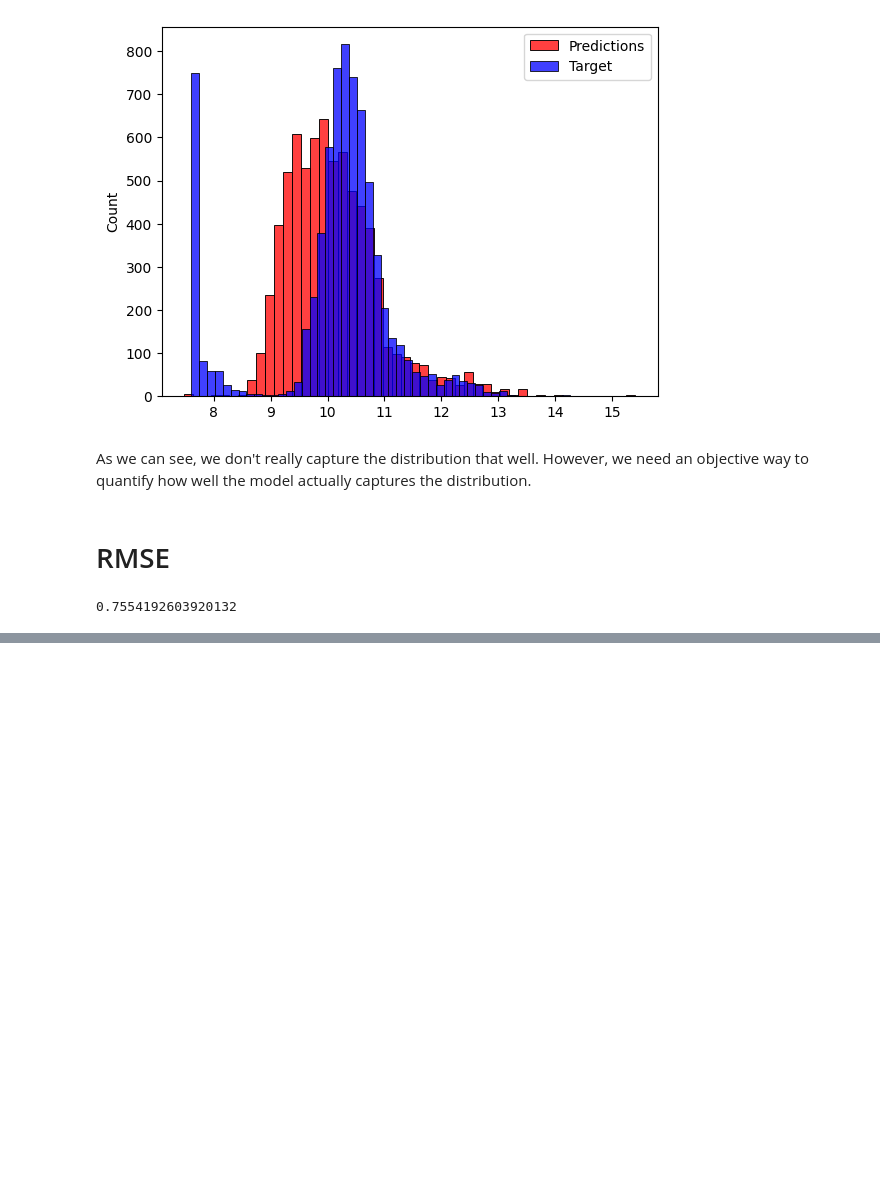
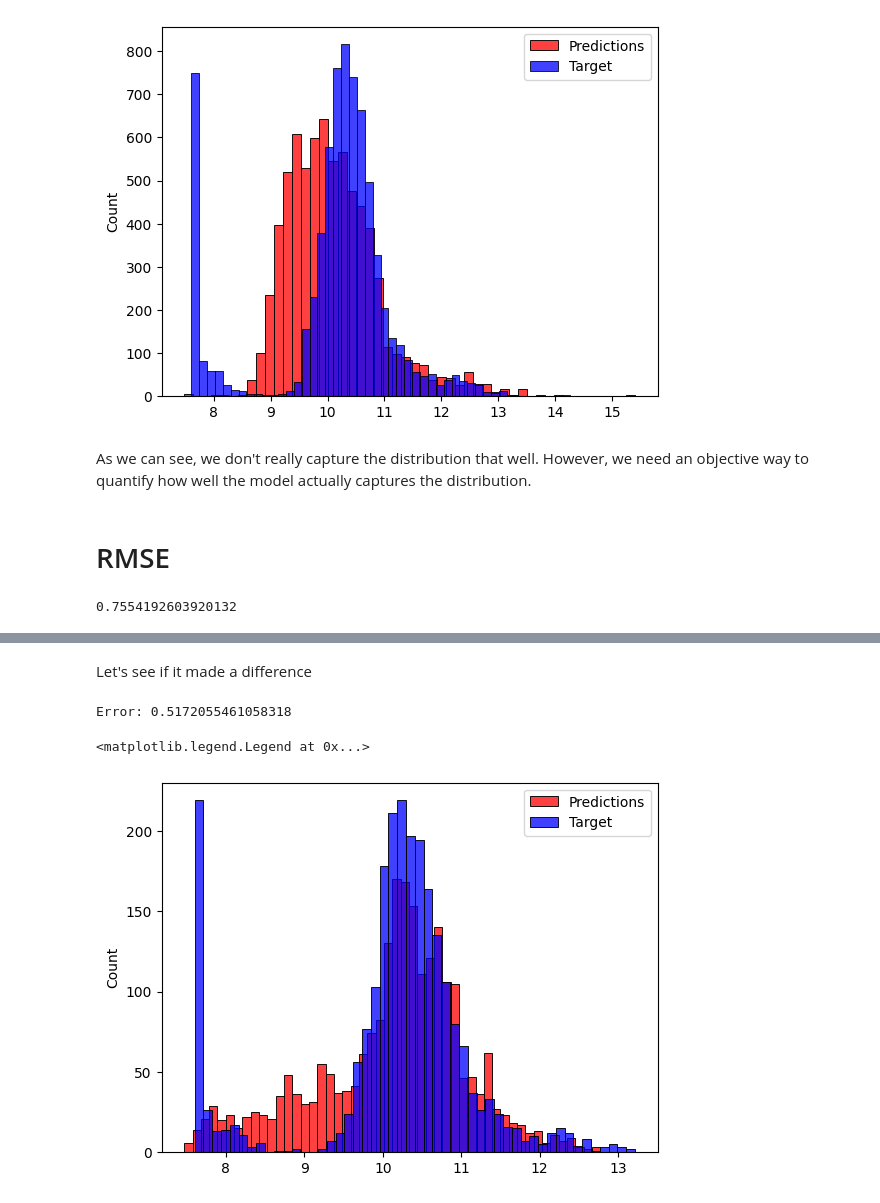
Before and after one commit to Shaylin-UCT/ML_Journey, a Jupyter notebook: Regression.ipynb, the cells around one changed output, grey strips where cells are left out. Drawn from its saved outputs; the diff is of its cells as text; code cells hidden in the pictures; blank space fills up the shorter version.

```diff
--- a/Regression.ipynb
+++ b/Regression.ipynb
@@ -560,0 +564,5 @@ RMSE(y_train, y_pred)
+# %%
+base = ["engine_hp", "engine_cylinders", "highway_mpg", "city_mpg", "popularity"]
+X_train = df_train[base].fillna(0).values
+w0, w = train_linear_regression(X_train, y_train)
+y_pred = w0 + X_train.dot(w)
@@ -560,0 +574,5 @@ RMSE(y_train, y_pred)
+# %%
+def prepare_X(df):
+    df_num = df[base].fillna(0)
+    X = df_num.values
+    return X
@@ -560,0 +611,8 @@ RMSE(y_train, y_pred)
+# %%
+def prepare_X(df):
+    df = df.copy()
+    df["age"] = 2017 - df.year
+    features = base + ["age"]
+    df_num = df[features].fillna(0)
+    X = df_num.values
+    return X
@@ -560,0 +636,18 @@ RMSE(y_train, y_pred)
+# %% [markdown]
+Let's see if it made a difference
+# %%
+X_train = prepare_X(df_train)
+w0, w = train_linear_regression(X_train, y_train)
+
+# Prepare and test validation set using computed weights
+X_val = prepare_X(df_val)
+y_pred = w0 + X_val.dot(w)
+
+print("Error:", RMSE(y_val, y_pred))
+sns.histplot(y_pred, color="red", bins = 50)
+sns.histplot(y_val, color = "blue", bins = 50)
+plt.legend(labels=["Predictions","Target"])
+# %% [output]
+Error: 0.5172055461058318
+<matplotlib.legend.Legend at 0x...>
+[figure, added]
```
Also changed, not shown: parts of 41 cells of this notebook, 2 other files.
